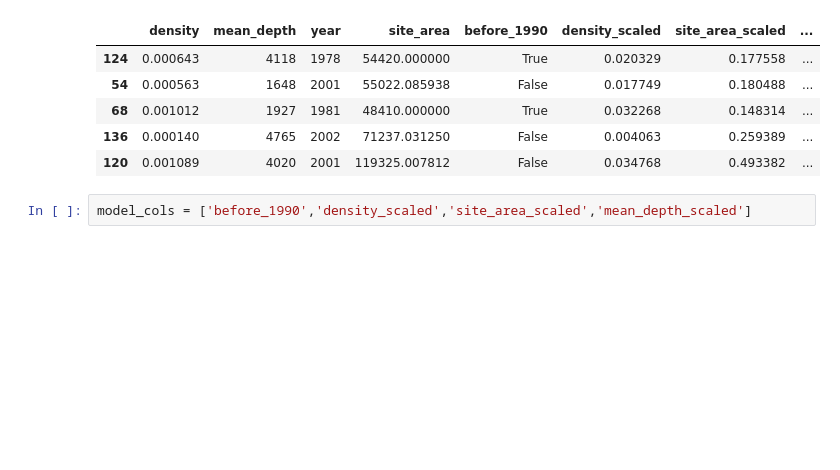
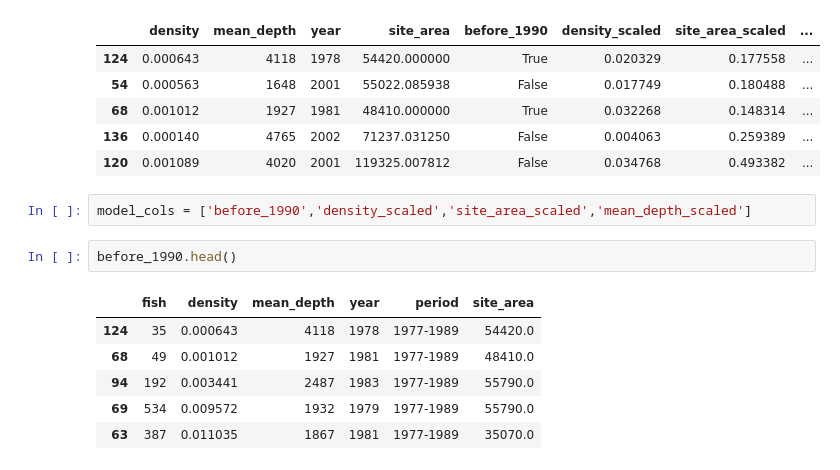
Before and after one commit to Adam-Harris87/regression-exercises, a Jupyter notebook: modeling.ipynb, the cells around one changed output. Saved outputs shown, nothing was run; the diff lists cells and outputs as text; blank space fills up the shorter version.

```diff
--- a/modeling.ipynb
+++ b/modeling.ipynb
@@ -232,3 +234,12 @@ X_train.head()
 | 120 | 0.001089 | 4020 | 2001 | 119325.007812 | False | 0.034768 | 0.493382 | ... |
 # %%
 model_cols = ['before_1990','density_scaled','site_area_scaled','mean_depth_scaled']
+# %%
+before_1990.head()
+# %% [output]
+|  | fish | density | mean_depth | year | period | site_area |
+| 124 | 35 | 0.000643 | 4118 | 1978 | 1977-1989 | 54420.0 |
+| 68 | 49 | 0.001012 | 1927 | 1981 | 1977-1989 | 48410.0 |
+| 94 | 192 | 0.003441 | 2487 | 1983 | 1977-1989 | 55790.0 |
+| 69 | 534 | 0.009572 | 1932 | 1979 | 1977-1989 | 55790.0 |
+| 63 | 387 | 0.011035 | 1867 | 1981 | 1977-1989 | 35070.0 |
```
Also changed, not shown: parts of 17 cells of this notebook.
